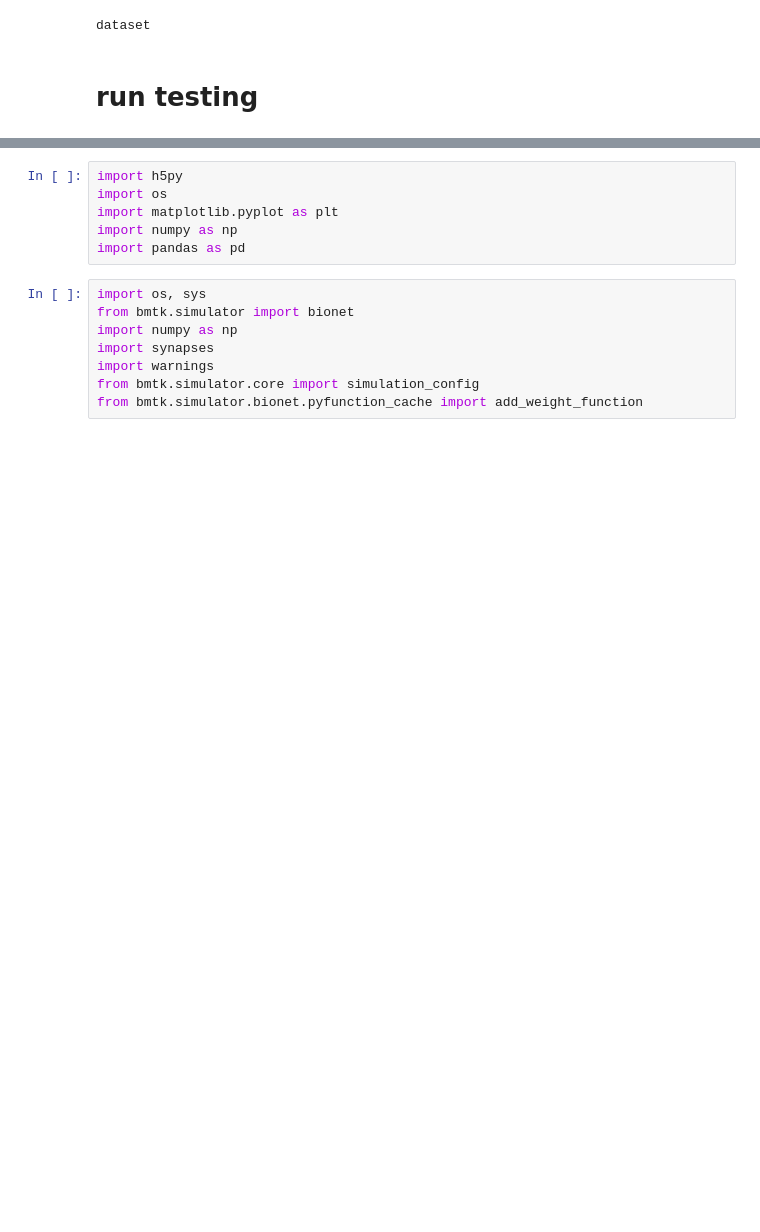
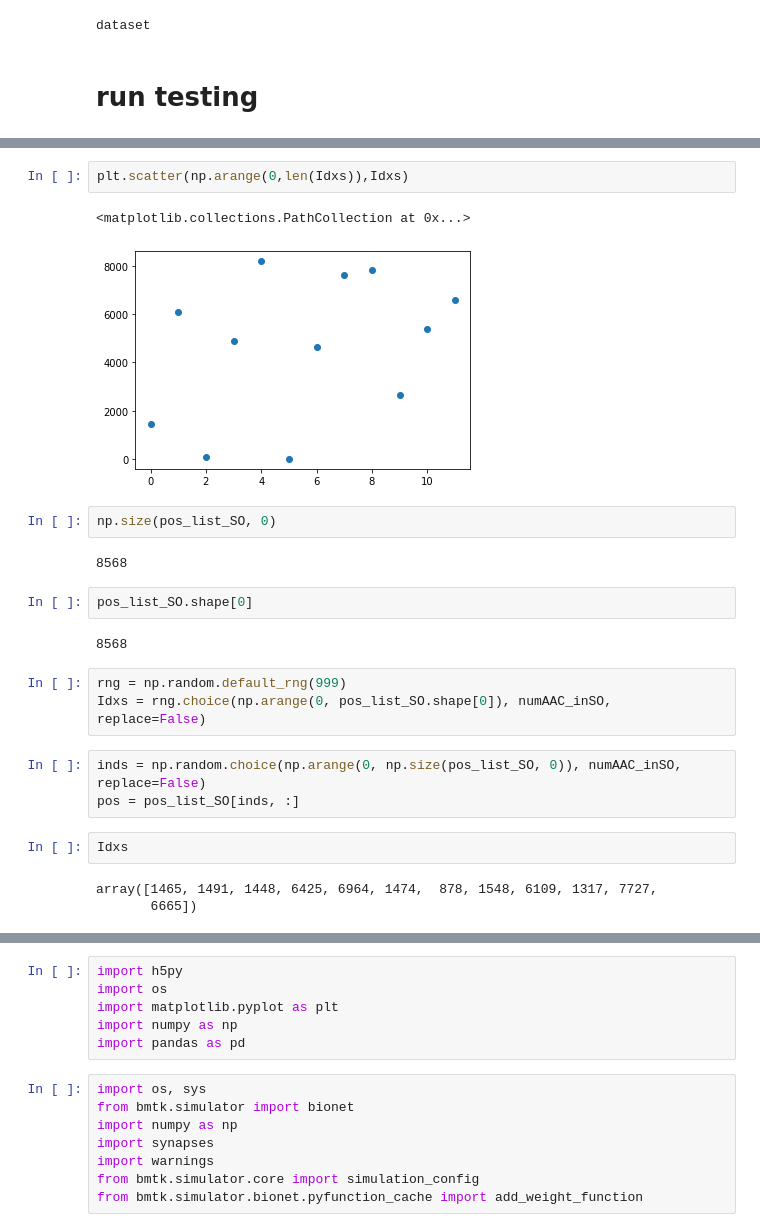
Before and after one commit to ddopp4877/CA1_model_testing, a Jupyter notebook: CA1_exploration.ipynb, the cells around one changed output, grey strips where cells are left out. Cells and saved outputs as stored; diff of their text form; blank space fills up the shorter version.

```diff
--- a/CA1_exploration.ipynb
+++ b/CA1_exploration.ipynb
@@ -613,0 +698,24 @@ dataset
+# %%
+plt.scatter(np.arange(0,len(Idxs)),Idxs)
+# %% [output]
+<matplotlib.collections.PathCollection at 0x...>
+[figure, added]
+# %%
+np.size(pos_list_SO, 0)
+# %% [output]
+8568
+# %%
+pos_list_SO.shape[0]
+# %% [output]
+8568
+# %%
+rng = np.random.default_rng(999)
+Idxs = rng.choice(np.arange(0, pos_list_SO.shape[0]), numAAC_inSO, replace=False)
+# %%
+inds = np.random.choice(np.arange(0, np.size(pos_list_SO, 0)), numAAC_inSO, replace=False)
+pos = pos_list_SO[inds, :]
+# %%
+Idxs
+# %% [output]
+array([1465, 1491, 1448, 6425, 6964, 1474,  878, 1548, 6109, 1317, 7727,
+       6665])
```
Also changed, not shown: parts of 12 cells of this notebook, 9 other files.
